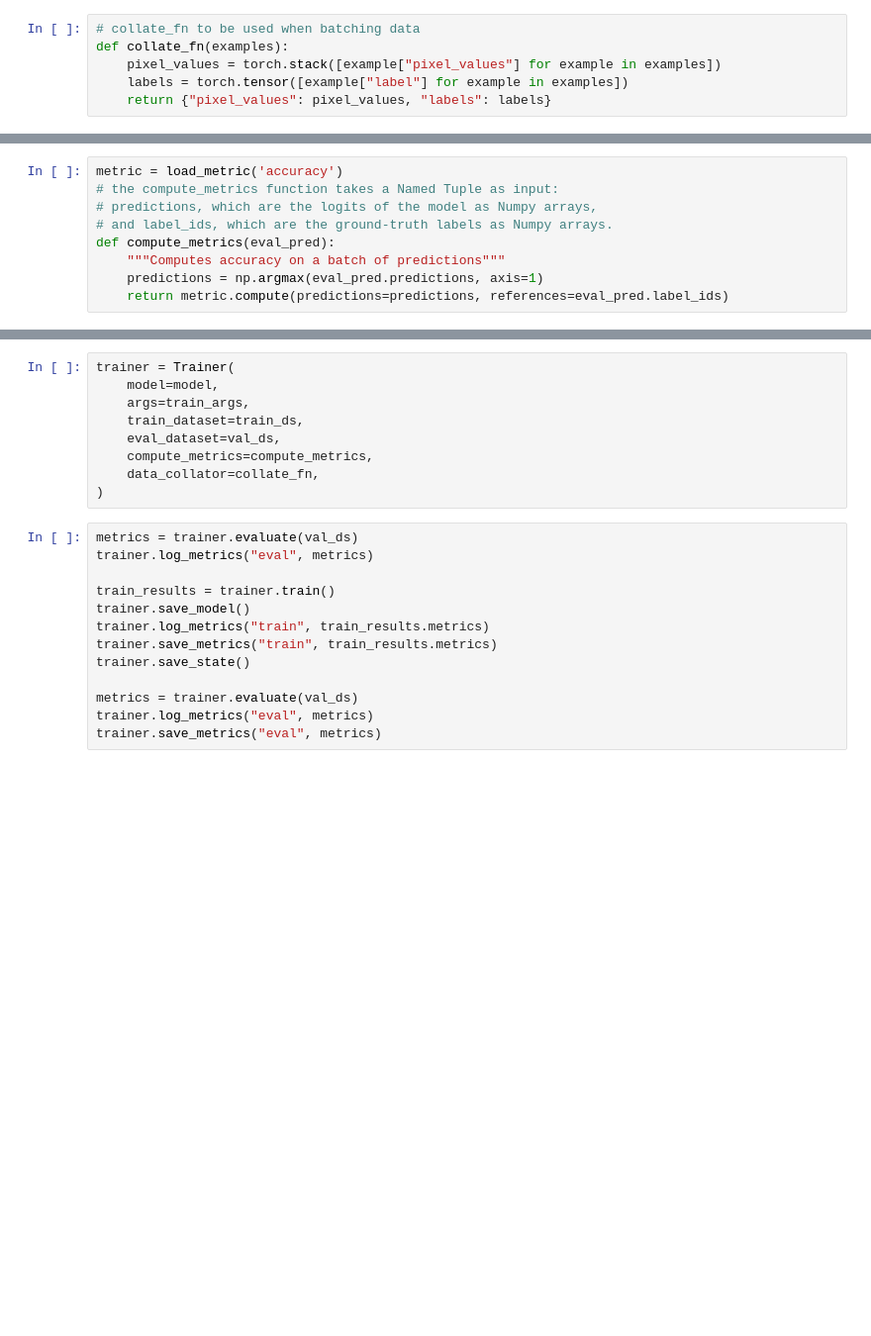
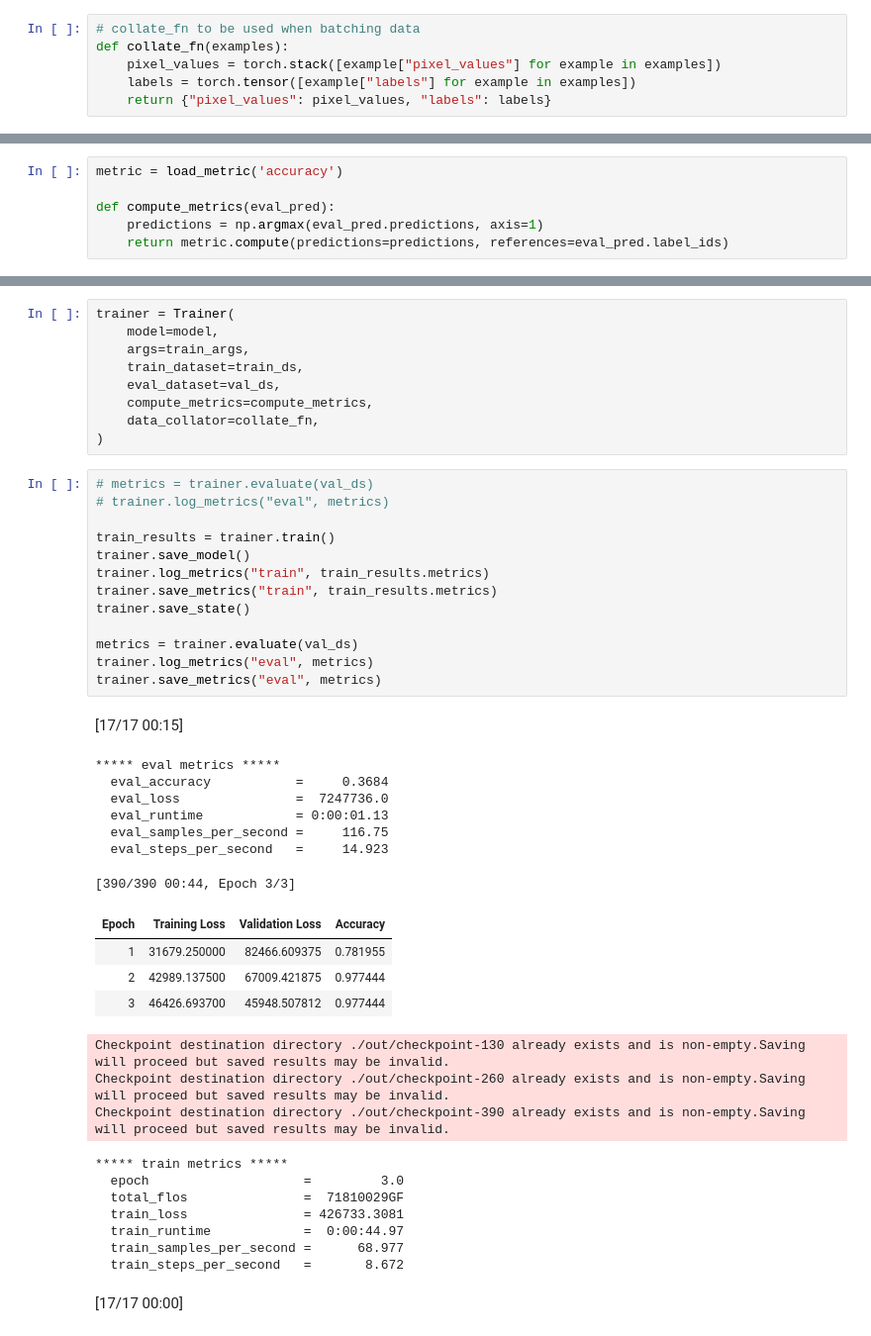
Before and after one commit to dennisritter/notebook-basic-transfer-learning, a Jupyter notebook: main.ipynb, the cells around one changed output, grey strips where cells are left out. Shown: that part at 99% size. Drawn from its saved outputs; the diff is of its cells as text; blank space fills up the shorter version.

```diff
--- a/main.ipynb
+++ b/main.ipynb
@@ -125,5 +176,5 @@ train_args = TrainingArguments(
 # collate_fn to be used when batching data
 def collate_fn(examples):
     pixel_values = torch.stack([example["pixel_values"] for example in examples])
-    labels = torch.tensor([example["label"] for example in examples])
+    labels = torch.tensor([example["labels"] for example in examples])
     return {"pixel_values": pixel_values, "labels": labels}
@@ -130,9 +183,6 @@ def collate_fn(examples):
 # %%
 metric = load_metric('accuracy')
-# the compute_metrics function takes a Named Tuple as input:
-# predictions, which are the logits of the model as Numpy arrays,
-# and label_ids, which are the ground-truth labels as Numpy arrays.
+
 def compute_metrics(eval_pred):
-    """Computes accuracy on a batch of predictions"""
     predictions = np.argmax(eval_pred.predictions, axis=1)
     return metric.compute(predictions=predictions, references=eval_pred.label_ids)
@@ -146,15 +200,39 @@ trainer = Trainer(
     data_collator=collate_fn,
 )
 # %%
-metrics = trainer.evaluate(val_ds)
-trainer.log_metrics("eval", metrics)
+# metrics = trainer.evaluate(val_ds)
+# trainer.log_metrics("eval", metrics)
 
 train_results = trainer.train()
 trainer.save_model()
 trainer.log_metrics("train", train_results.metrics)
 trainer.save_metrics("train", train_results.metrics)
 trainer.save_state()
 
 metrics = trainer.evaluate(val_ds)
 trainer.log_metrics("eval", metrics)
 trainer.save_metrics("eval", metrics)
+# %% [output]
+[17/17 00:15]
+***** eval metrics *****
+  eval_accuracy           =     0.3684
+  eval_loss               =  7247736.0
+  eval_runtime            = 0:00:01.13
+  eval_samples_per_second =     116.75
+  eval_steps_per_second   =     14.923
+[390/390 00:44, Epoch 3/3]
+| Epoch | Training Loss | Validation Loss | Accuracy |
+| 1 | 31679.250000 | 82466.609375 | 0.781955 |
+| 2 | 42989.137500 | 67009.421875 | 0.977444 |
+| 3 | 46426.693700 | 45948.507812 | 0.977444 |
+Checkpoint destination directory ./out/checkpoint-130 already exists and is non-empty.Saving will proceed but saved results may be invalid.
+Checkpoint destination directory ./out/checkpoint-260 already exists and is non-empty.Saving will proceed but saved results may be invalid.
+Checkpoint destination directory ./out/checkpoint-390 already exists and is non-empty.Saving will proceed but saved results may be invalid.
+***** train metrics *****
+  epoch                    =         3.0
+  total_flos               =  71810029GF
+  train_loss               = 426733.3081
+  train_runtime            =  0:00:44.97
+  train_samples_per_second =      68.977
+  train_steps_per_second   =       8.672
+[17/17 00:00]
```
Also changed, not shown: parts of 19 cells of this notebook.
